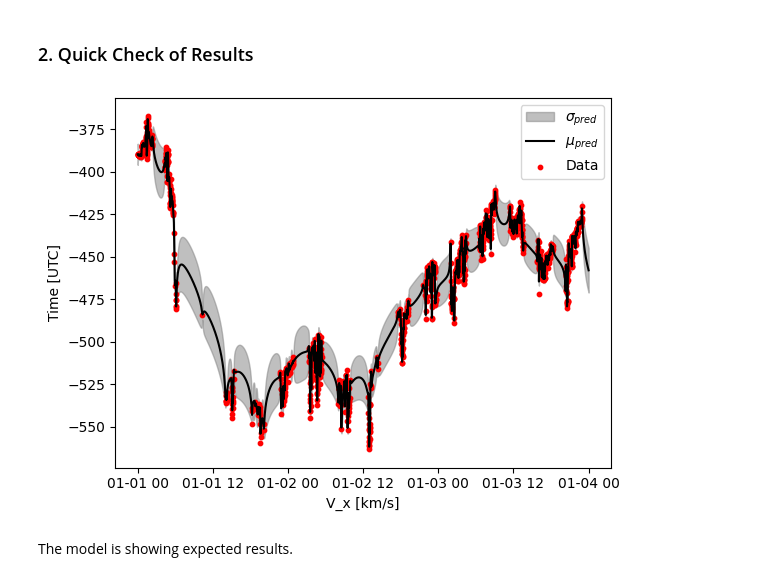
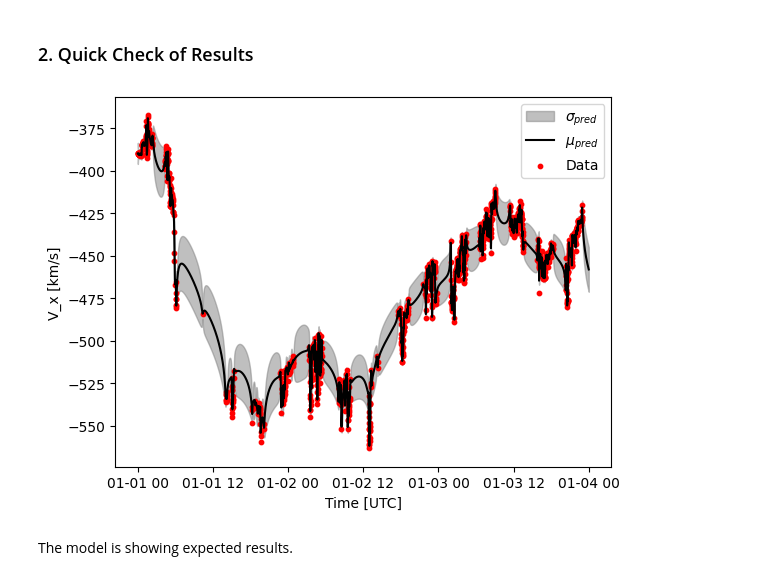
Before and after one commit to abbyazari/vSWIM, a Jupyter notebook: runModelTutorial.ipynb, the cells around one changed output. Drawn from its saved outputs; the diff is of its cells as text; code cells hidden in the pictures.

```diff
--- a/runModelTutorial.ipynb
+++ b/runModelTutorial.ipynb
@@ -44,29 +44,29 @@ On 0 / 3 segments
 # %%
 #plot original, Halekas et al., 2017 data (see data sources at https://github.com/abbyazari/vSWIM/tree/main) and model predictions
 
 indMaven = ((maven.date_SW >= results['date_[utc]'].values[0]) &
                 (maven.date_SW <= results['date_[utc]'].values[-1]))
 
 
 plt.fill_between(results['date_[utc]'], results['mu_v_x_SW']  - results['sigma_v_x_SW'],
                                             results['mu_v_x_SW']  + results['sigma_v_x_SW'],
                                                 color = 'grey', alpha = 0.5, label = r'$\sigma_{pred}$')
 
 
 plt.plot(results['date_[utc]'], results['mu_v_x_SW'], 'k', label = r'$\mu_{pred}$')
 
 plt.scatter(maven.loc[indMaven, 'date_SW'], maven.loc[indMaven, 'v_x_SW'],
                     s = 10, c = 'r', label = 'Data')
 
-plt.xlabel('V_x [km/s]')
+plt.xlabel('Time [UTC]')
 
-plt.ylabel('Time [UTC]')
+plt.ylabel('V_x [km/s]')
 
 plt.legend()
 
 plt.show()
 # %% [output]
-[figure, old version]
+[figure, new version]
 # %% [markdown]
 The model is showing expected results.
 # %% [markdown]
```
Also changed, not shown: parts of 1 cell of this notebook.
